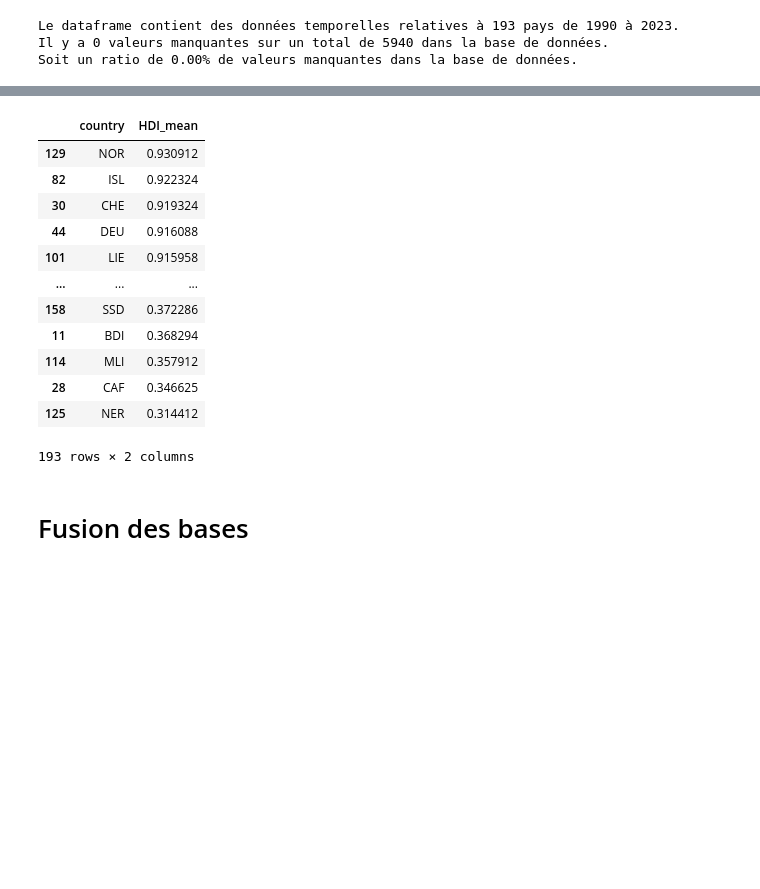
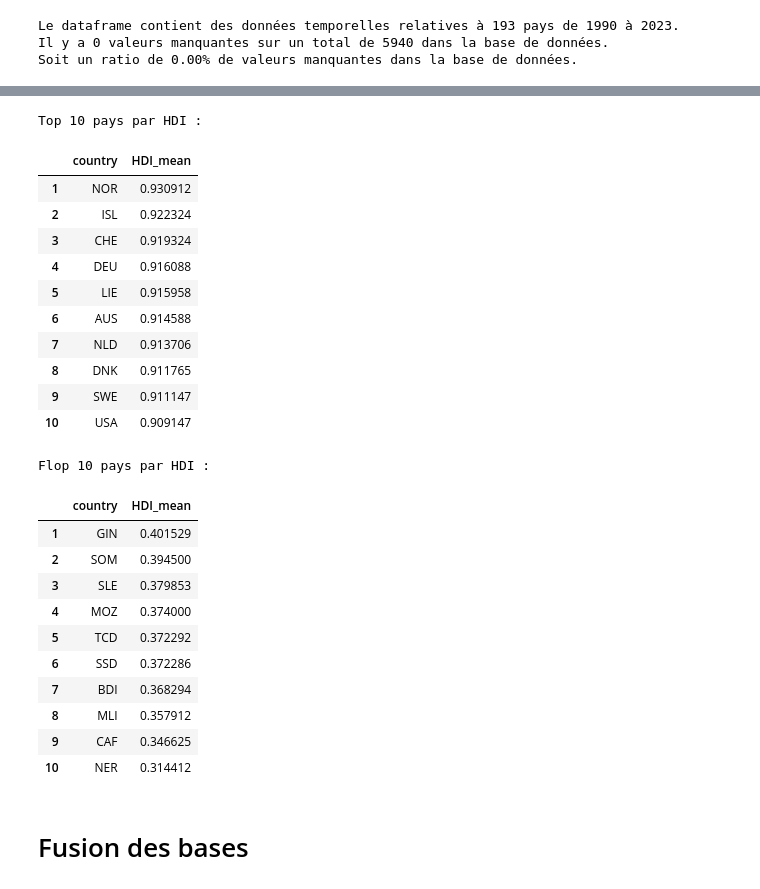
Before and after one commit to nile2304/Data-Science-Project-ENSAE, a Jupyter notebook: main.ipynb, the cells around one changed output, grey strips where cells are left out. Drawn from its saved outputs; the diff is of its cells as text; code cells hidden in the pictures; blank space fills up the shorter version.

```diff
--- a/main.ipynb
+++ b/main.ipynb
@@ -1094,20 +1140,44 @@ Soit un ratio de 0.00% de valeurs manquantes dans la base de données.
 # %%
 aggregated_HDI = hdiAnalyzer.aggregated_HDI()
-aggregated_HDI.sort_values(by="HDI_mean",ascending=False)
+# Tri par HDI moyen
+HDI_avg = aggregated_HDI.sort_values(by="HDI_mean", ascending=False)
+
+# Top 10 pays par HDI
+top10_HDI = HDI_avg.head(10).reset_index(drop=True)
+top10_HDI.index = range(1, len(top10_HDI)+1)
+print("Top 10 pays par HDI :")
+display(top10_HDI)
+
+# Flop 10 pays par HDI
+flop10_HDI = HDI_avg.tail(10).reset_index(drop=True)
+flop10_HDI.index = range(1, len(flop10_HDI)+1)
+print("\nFlop 10 pays par HDI :")
+display(flop10_HDI)
 # %% [output]
+Top 10 pays par HDI :
 |  | country | HDI_mean |
-| 129 | NOR | 0.930912 |
-| 82 | ISL | 0.922324 |
-| 30 | CHE | 0.919324 |
-| 44 | DEU | 0.916088 |
-| 101 | LIE | 0.915958 |
-| ... | ... | ... |
-| 158 | SSD | 0.372286 |
-| 11 | BDI | 0.368294 |
-| 114 | MLI | 0.357912 |
-| 28 | CAF | 0.346625 |
-| 125 | NER | 0.314412 |
+| 1 | NOR | 0.930912 |
+| 2 | ISL | 0.922324 |
+| 3 | CHE | 0.919324 |
+| 4 | DEU | 0.916088 |
+| 5 | LIE | 0.915958 |
+| 6 | AUS | 0.914588 |
+| 7 | NLD | 0.913706 |
+| 8 | DNK | 0.911765 |
+| 9 | SWE | 0.911147 |
+| 10 | USA | 0.909147 |
-193 rows × 2 columns
+Flop 10 pays par HDI :
+|  | country | HDI_mean |
+| 1 | GIN | 0.401529 |
+| 2 | SOM | 0.394500 |
+| 3 | SLE | 0.379853 |
+| 4 | MOZ | 0.374000 |
+| 5 | TCD | 0.372292 |
+| 6 | SSD | 0.372286 |
+| 7 | BDI | 0.368294 |
+| 8 | MLI | 0.357912 |
+| 9 | CAF | 0.346625 |
+| 10 | NER | 0.314412 |
 # %%
 dv.visualize_HDI_clusters(aggregated_HDI)
 # %% [markdown]
```
Also changed, not shown: parts of 26 cells of this notebook.
